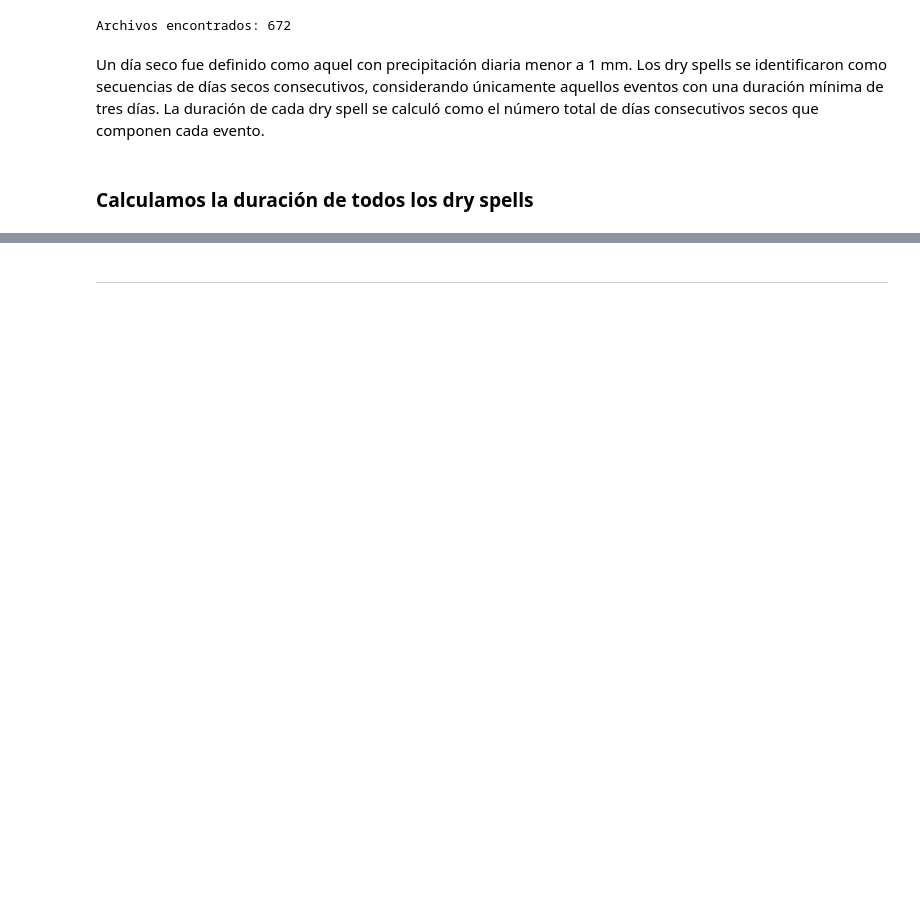
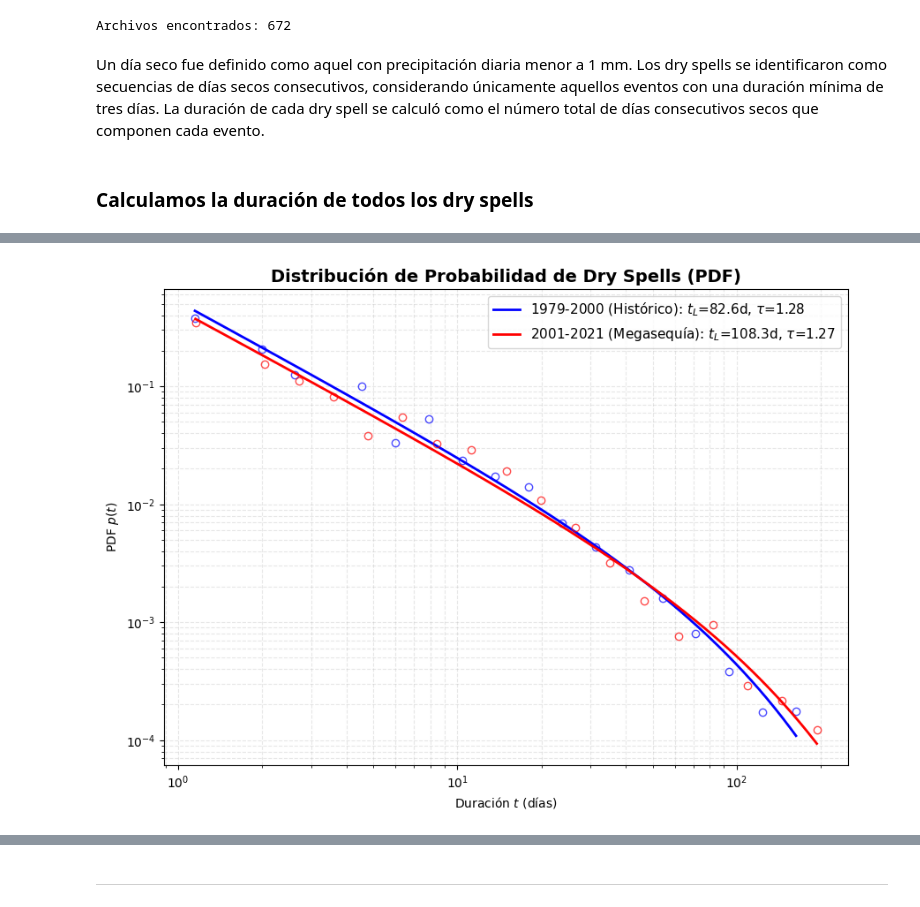
Before and after one commit to PabloGomez-97/TESIS, a Jupyter notebook: CR2MET-DATA.ipynb, the cells around one changed output, grey strips where cells are left out. Cells and saved outputs as stored; diff of their text form; code cells hidden in the pictures; blank space fills up the shorter version.

```diff
--- a/CR2MET-DATA.ipynb
+++ b/CR2MET-DATA.ipynb
@@ -97,7 +97,7 @@ dry_day = (pr_sc < 1.0)
 import numpy as np
 import pandas as pd
 
-def dry_spells_from_bool(time_index, dry_bool, min_len=3):
+def dry_spells_from_bool(time_index, dry_bool, min_len=1):
     dry = np.asarray(dry_bool, dtype=bool)
 
     x = np.r_[False, dry, False]
@@ -127,7 +127,7 @@ def dry_spells_from_bool(time_index, dry_bool, min_len=3):
 df_spells = dry_spells_from_bool(
     time_index=pr_sc["time"].values,
     dry_bool=dry_day.values,
-    min_len=3
+    min_len=1
 )
 # %% [markdown]
 Un día seco fue definido como aquel con precipitación diaria menor a 1 mm. Los dry spells se identificaron como secuencias de días secos consecutivos, considerando únicamente aquellos eventos con una duración mínima de tres días. La duración de cada dry spell se calculó como el número total de días consecutivos secos que componen cada evento.
@@ -329,0 +143,82 @@ Con este gráfico, podemos explicar por qué en el los gráficos anteriores vimo
+# %%
+import numpy as np
+import pandas as pd
+import matplotlib.pyplot as plt
+
+# 1. REHACER LA EXTRACCIÓN SIN MÍNIMO DE DURACIÓN (min_len=1)
+# Asumiendo que pr_sc y dry_day ya están definidos en tu notebook
+df_spells_all = dry_spells_from_bool(
+    time_index=pr_sc["time"].values,
+    dry_bool=dry_day.values,
+    min_len=1  # <--- CRÍTICO: El profe pidió no usar un mínimo
+)
+
+# Preparar columnas
+df = df_spells_all.copy()
+df["year"] = pd.to_datetime(df["start"]).dt.year
+
+# 2. SEPARAR LOS PERIODOS
+df_p1 = df[df["year"] <= 2000]["duration_days"].values
+df_p2 = df[df["year"] > 2000]["duration_days"].values
+
+periodos = [
+    {"data": df_p1, "label": "1979-2000 (Histórico)", "color": "blue"},
+    {"data": df_p2, "label": "2001-2021 (Megasequía)", "color": "red"}
+]
+
+# Configurar el gráfico
+plt.figure(figsize=(10, 7))
+
+for p in periodos:
+    data = p["data"]
+    data = data[data > 0] # Asegurar que no hay ceros
+
+    # 3. BINNING LOGARÍTMICO
+    bins = np.logspace(np.log10(min(data)), np.log10(max(data)), 20)
+    counts, bin_edges = np.histogram(data, bins=bins, density=True)
+    bin_centers = np.sqrt(bin_edges[:-1] * bin_edges[1:]) # Centro geométrico
+
+    # Filtrar bins vacíos para poder aplicar logaritmo (ln(0) da error)
+    valid_bins = counts > 0
+    x_val = bin_centers[valid_bins]
+    y_val = counts[valid_bins]
+
+    # 4. FIT MEDIANTE REGRESIÓN LINEAL MÚLTIPLE (Apéndice A del Paper)
+    # Ecuación: ln(p) = c1 + c2*ln(x) + c3*x
+    Y = np.log(y_val)
+    X_matrix = np.column_stack((np.ones(len(x_val)), np.log(x_val), x_val))
+
+    # Resolvemos el sistema de mínimos cuadrados para hallar los coeficientes
+    c, residuals, rank, s = np.linalg.lstsq(X_matrix, Y, rcond=None)
+    c1, c2, c3 = c
+
+    # Recuperamos los parámetros físicos
+    tau = -c2
+
+    # Si c3 es positivo, no hay decaimiento exponencial (el cutoff tiende a infinito)
+    # Físicamente debería ser negativo. Lo calculamos:
+    tL = -1.0 / c3 if c3 < 0 else np.inf
+    A_fit = np.exp(c1)
+
+    # 5. GENERAR CURVA DEL FIT PARA GRAFICAR
+    t_range = np.logspace(np.log10(min(x_val)), np.log10(max(x_val)), 100)
+    fit_curve = A_fit * (t_range**(-tau)) * np.exp(-t_range/tL)
+
+    # Graficar puntos reales y línea de ajuste
+    plt.loglog(x_val, y_val, 'o', color=p["color"], mfc='none', alpha=0.7)
+
+    # Añadir al plot con el label como pidió el profesor
+    # Usamos formato condicional para tL en caso de que tienda a infinito
+    tL_str = f"{tL:.1f}d" if tL != np.inf else "$\infty$"
+    plt.plot(t_range, fit_curve, color=p["color"], lw=2,
+             label=f"{p['label']}: $t_L$={tL_str}, $\\tau$={tau:.2f}")
+
+# Estética del gráfico
+plt.title("Distribución de Probabilidad de Dry Spells (PDF)", fontsize=14, fontweight='bold')
+plt.xlabel("Duración $t$ (días)")
+plt.ylabel("PDF $p(t)$")
+plt.legend(fontsize=11)
+plt.grid(True, which="both", ls="--", alpha=0.3)
+plt.show()
+# %% [output]
+[figure, added]
```
Also changed, not shown: parts of 27 cells of this notebook.
